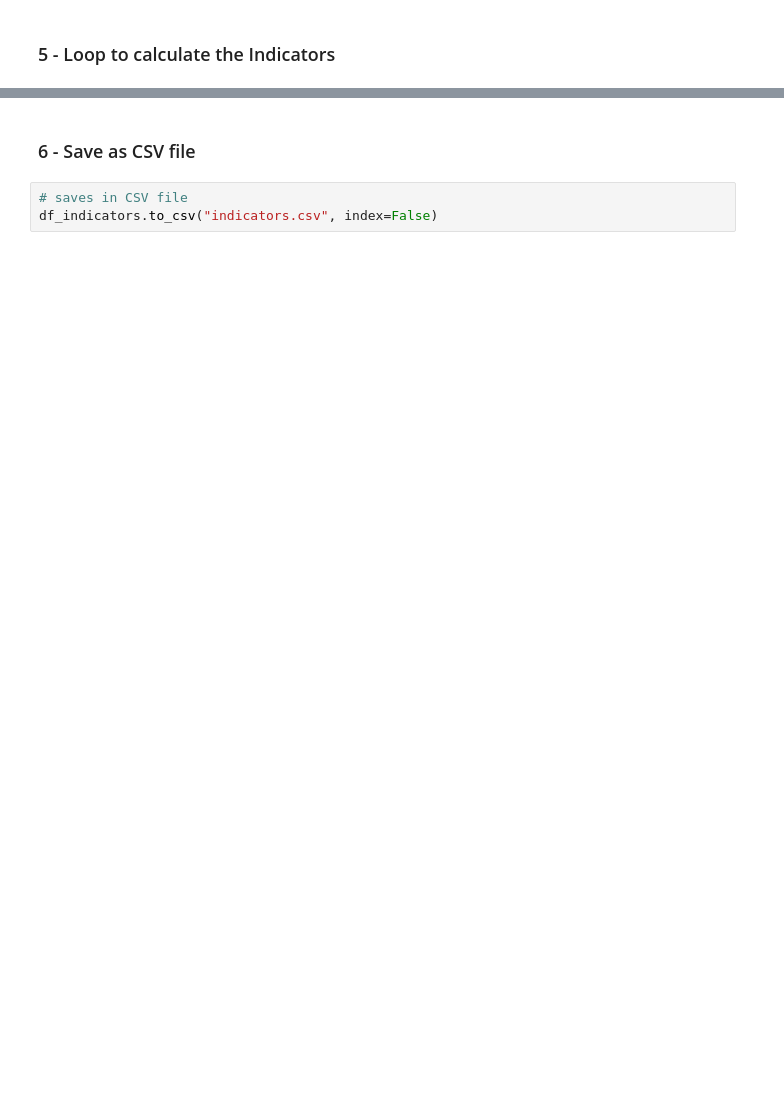
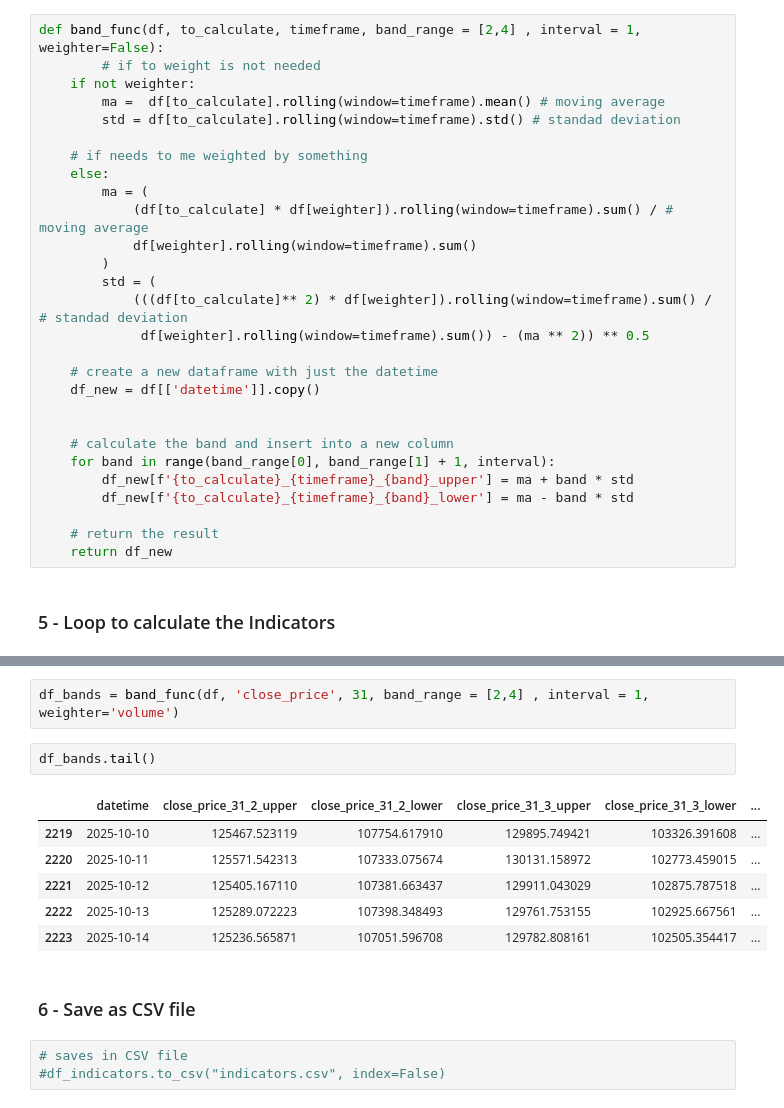
Before and after one commit to olamarujo/Bitcoin-Sentiment-Analysis, a Jupyter notebook: Indicator Calculator.ipynb, the cells around one changed output, grey strips where cells are left out. Cells and saved outputs as stored; diff of their text form; blank space fills up the shorter version.

```diff
--- a/Indicator Calculator.ipynb
+++ b/Indicator Calculator.ipynb
@@ -104,2 +207,30 @@ def indicator_func(df, to_calculate, timeframe, weighter=False, correlator=False
+# %%
+def band_func(df, to_calculate, timeframe, band_range = [2,4] , interval = 1, weighter=False):
+        # if to weight is not needed
+    if not weighter:
+        ma =  df[to_calculate].rolling(window=timeframe).mean() # moving average
+        std = df[to_calculate].rolling(window=timeframe).std() # standad deviation
+
+    # if needs to me weighted by something
+    else:
+        ma = (
+            (df[to_calculate] * df[weighter]).rolling(window=timeframe).sum() / # moving average
+            df[weighter].rolling(window=timeframe).sum()
+        )
+        std = (
+            (((df[to_calculate]** 2) * df[weighter]).rolling(window=timeframe).sum() / # standad deviation
+             df[weighter].rolling(window=timeframe).sum()) - (ma ** 2)) ** 0.5
+
+    # create a new dataframe with just the datetime
+    df_new = df[['datetime']].copy()
+
+
+    # calculate the band and insert into a new column
+    for band in range(band_range[0], band_range[1] + 1, interval):
+        df_new[f'{to_calculate}_{timeframe}_{band}_upper'] = ma + band * std
+        df_new[f'{to_calculate}_{timeframe}_{band}_lower'] = ma - band * std
+
+    # return the result
+    return df_new
 # %% [markdown]
 ### 5 - Loop to calculate the Indicators
@@ -139,5 +294,16 @@ df_indicators.tail()
+# %%
+df_bands = band_func(df, 'close_price', 31, band_range = [2,4] , interval = 1, weighter='volume')
+# %%
+df_bands.tail()
+# %% [output]
+|  | datetime | close_price_31_2_upper | close_price_31_2_lower | close_price_31_3_upper | close_price_31_3_lower | ... |
+| 2219 | 2025-10-10 | 125467.523119 | 107754.617910 | 129895.749421 | 103326.391608 | ... |
+| 2220 | 2025-10-11 | 125571.542313 | 107333.075674 | 130131.158972 | 102773.459015 | ... |
+| 2221 | 2025-10-12 | 125405.167110 | 107381.663437 | 129911.043029 | 102875.787518 | ... |
+| 2222 | 2025-10-13 | 125289.072223 | 107398.348493 | 129761.753155 | 102925.667561 | ... |
+| 2223 | 2025-10-14 | 125236.565871 | 107051.596708 | 129782.808161 | 102505.354417 | ... |
 # %% [markdown]
 ### 6 - Save as CSV file
 # %%
 # saves in CSV file
-df_indicators.to_csv("indicators.csv", index=False)
+#df_indicators.to_csv("indicators.csv", index=False)
```
Also changed, not shown: parts of 18 cells of this notebook, 8 other files.
